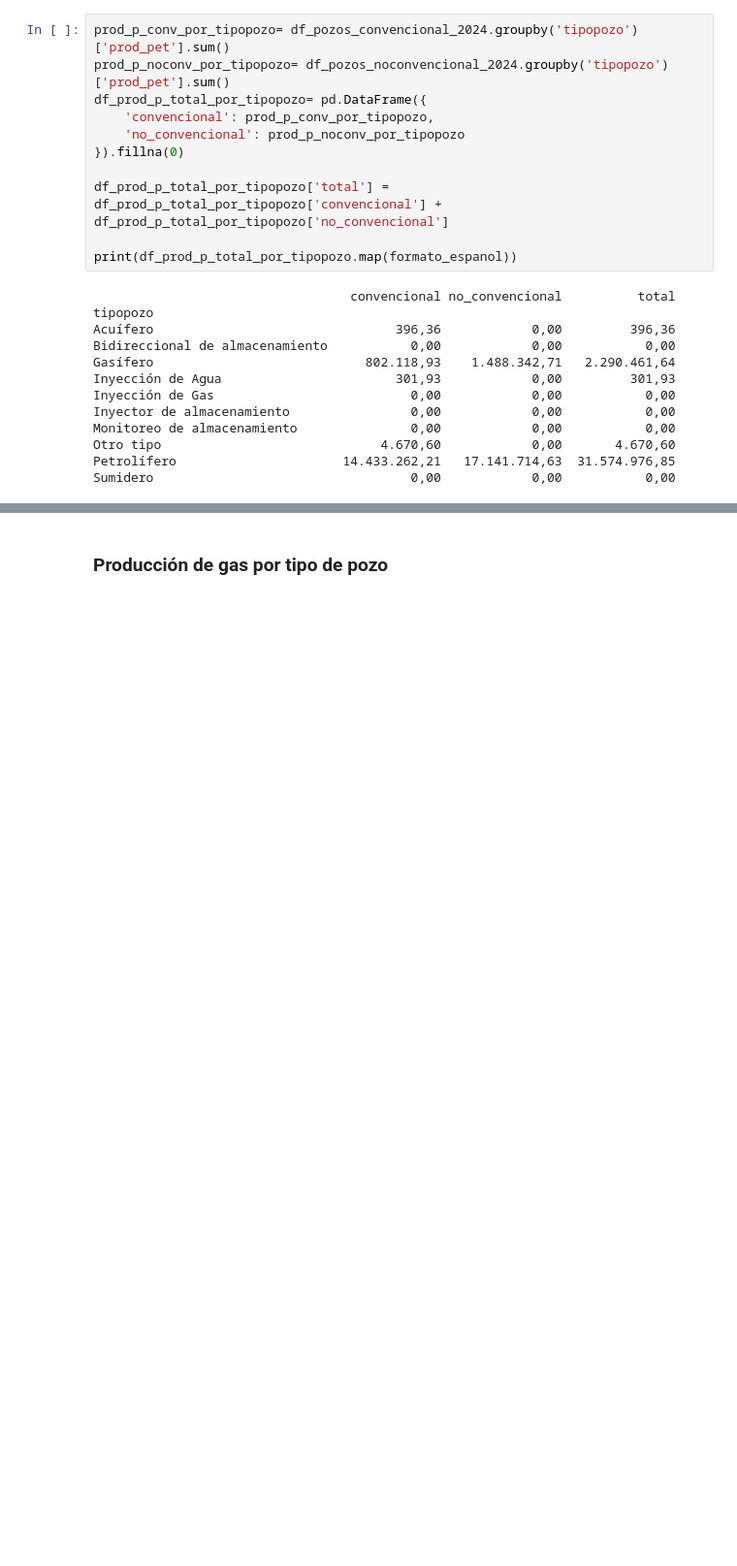
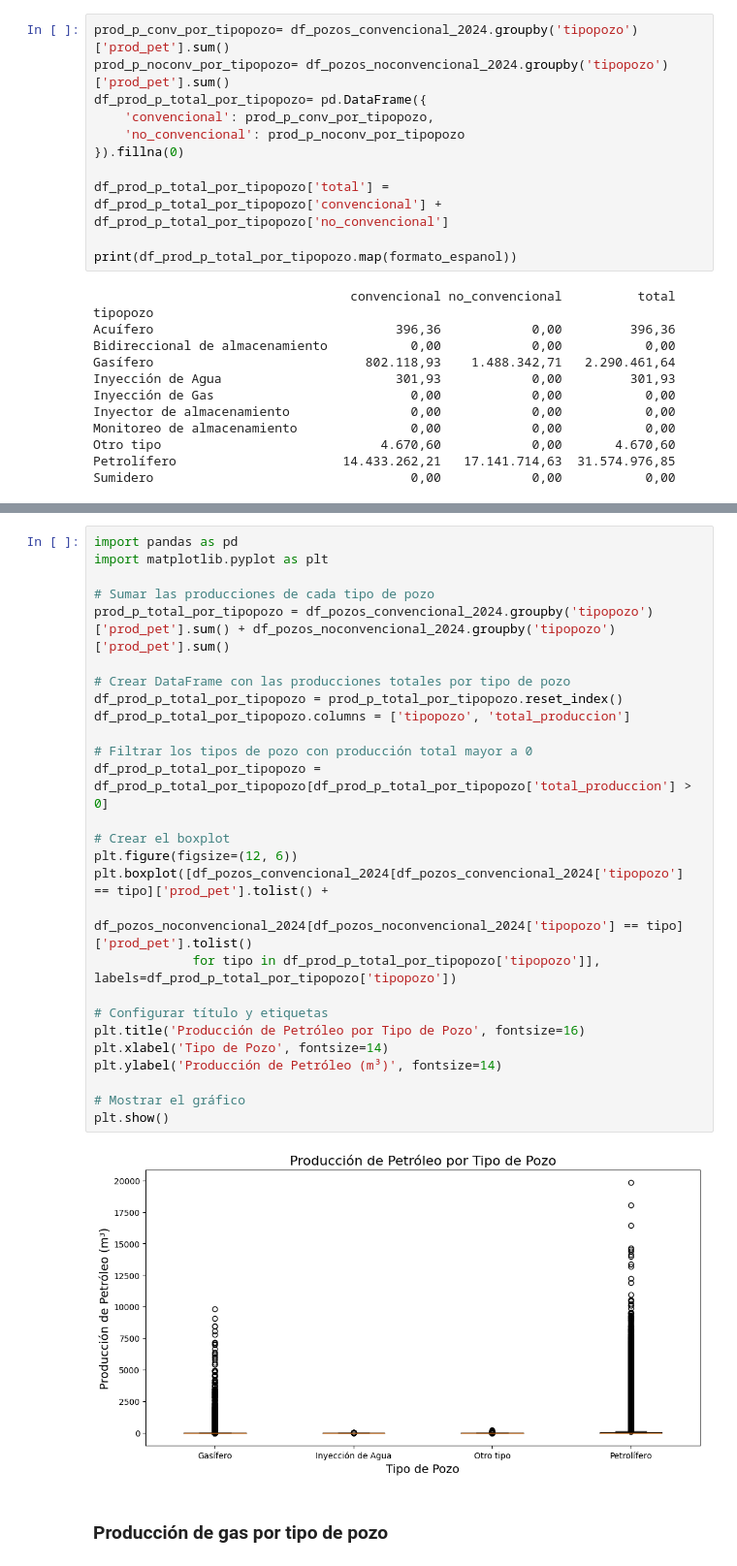
Before and after one commit to Nicopiwi/tps-calidad-de-datos, a Jupyter notebook: tp2/puntoD.ipynb, the cells around one changed output, grey strips where cells are left out. Shown at 97% size. Saved outputs shown, nothing was run; the diff lists cells and outputs as text; blank space fills up the shorter version.

```diff
--- a/tp2/puntoD.ipynb
+++ b/tp2/puntoD.ipynb
@@ -329,3 +372,32 @@ Sumidero                                  0,00            0,00           0,00
+# %%
+import pandas as pd
+import matplotlib.pyplot as plt
+
+# Sumar las producciones de cada tipo de pozo
+prod_p_total_por_tipopozo = df_pozos_convencional_2024.groupby('tipopozo')['prod_pet'].sum() + df_pozos_noconvencional_2024.groupby('tipopozo')['prod_pet'].sum()
+
+# Crear DataFrame con las producciones totales por tipo de pozo
+df_prod_p_total_por_tipopozo = prod_p_total_por_tipopozo.reset_index()
+df_prod_p_total_por_tipopozo.columns = ['tipopozo', 'total_produccion']
+
+# Filtrar los tipos de pozo con producción total mayor a 0
+df_prod_p_total_por_tipopozo = df_prod_p_total_por_tipopozo[df_prod_p_total_por_tipopozo['total_produccion'] > 0]
+
+# Crear el boxplot
+plt.figure(figsize=(12, 6))
+plt.boxplot([df_pozos_convencional_2024[df_pozos_convencional_2024['tipopozo'] == tipo]['prod_pet'].tolist() +
+             df_pozos_noconvencional_2024[df_pozos_noconvencional_2024['tipopozo'] == tipo]['prod_pet'].tolist()
+             for tipo in df_prod_p_total_por_tipopozo['tipopozo']], labels=df_prod_p_total_por_tipopozo['tipopozo'])
+
+# Configurar título y etiquetas
+plt.title('Producción de Petróleo por Tipo de Pozo', fontsize=16)
+plt.xlabel('Tipo de Pozo', fontsize=14)
+plt.ylabel('Producción de Petróleo (m³)', fontsize=14)
+
+# Mostrar el gráfico
+plt.show()
+# %% [output]
+[figure, added]
 # %% [markdown]
 ### Producción de gas por tipo de pozo
 # %%
```
Also changed, not shown: parts of 3 cells of this notebook.
